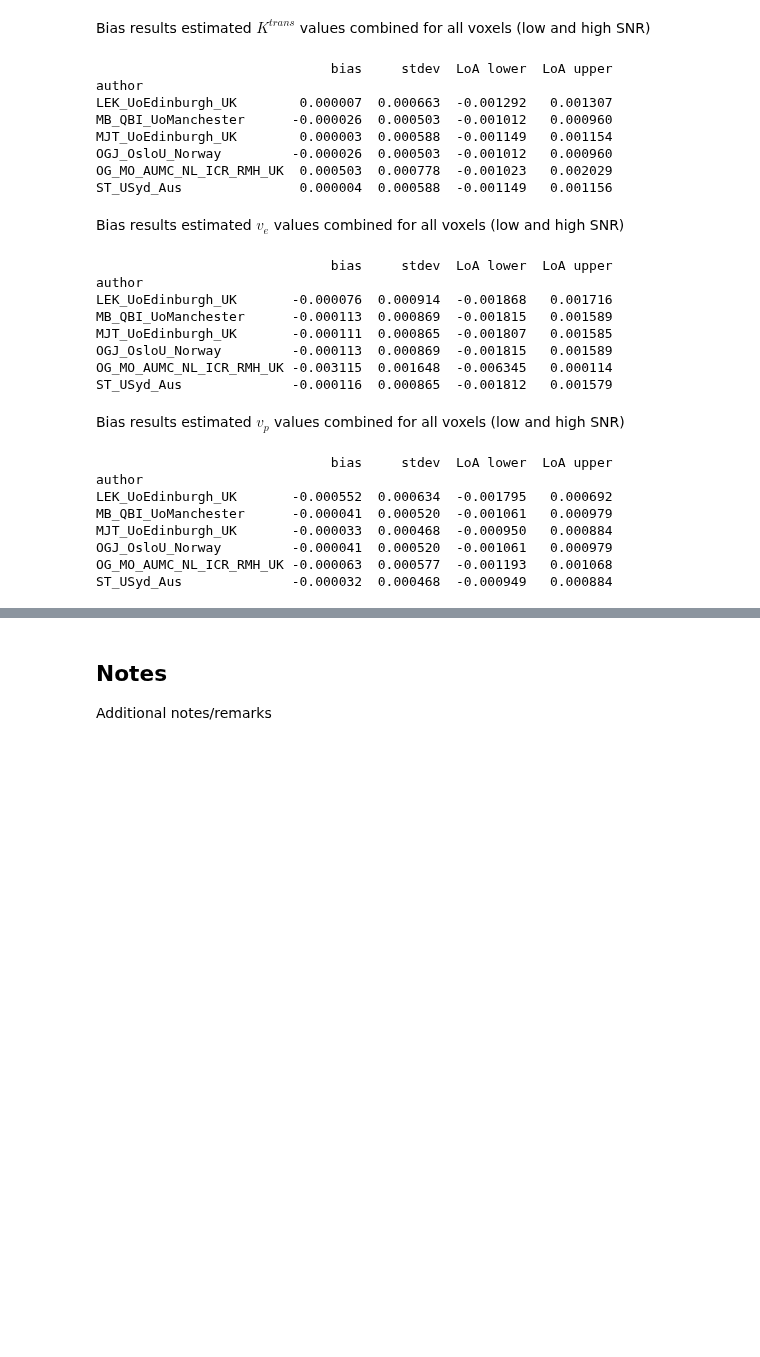
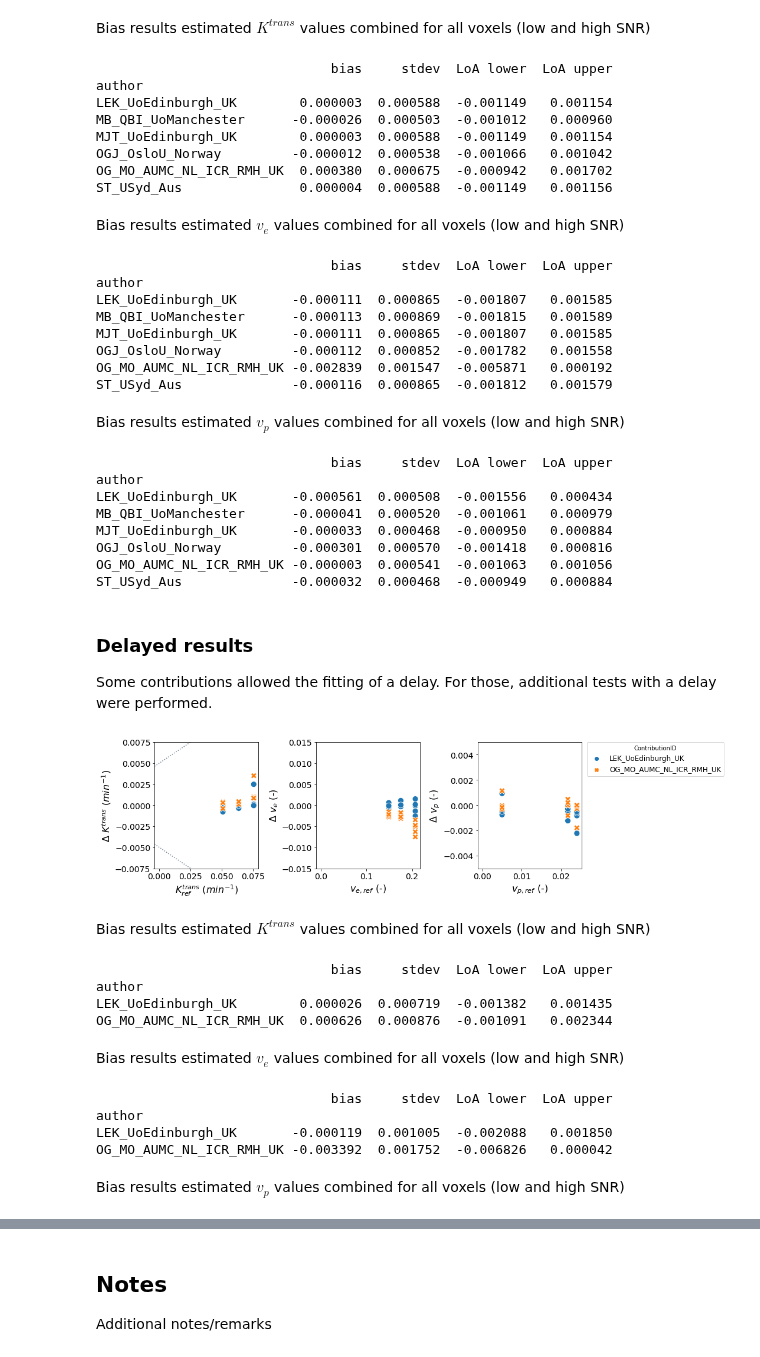
Before and after one commit to OSIPI/DCE-DSC-MRI_CodeCollection, a Jupyter notebook: notebooks/ExtendedToftsModel.ipynb, the cells around one changed output, grey strips where cells are left out. Cells and saved outputs as stored; diff of their text form; code cells hidden in the pictures; blank space fills up the shorter version.

```diff
--- a/notebooks/ExtendedToftsModel.ipynb
+++ b/notebooks/ExtendedToftsModel.ipynb
@@ -144,42 +151,84 @@ plt.legend(bbox_to_anchor=(1.05, 1), title='ContributionID', loc='upper left', b
 # %% [markdown]
 Bias results estimated $K^{trans}$ values combined for all voxels (low and high SNR)
 # %%
-resultsBA = bland_altman_statistics(data=df,par='error_Ktrans',grouptag='author')
+resultsBA = bland_altman_statistics(data=df[~df['delay']],par='error_Ktrans',grouptag='author')
 print(resultsBA)
 # %% [output]
                               bias     stdev  LoA lower  LoA upper
 author
-LEK_UoEdinburgh_UK        0.000007  0.000663  -0.001292   0.001307
+LEK_UoEdinburgh_UK        0.000003  0.000588  -0.001149   0.001154
 MB_QBI_UoManchester      -0.000026  0.000503  -0.001012   0.000960
 MJT_UoEdinburgh_UK        0.000003  0.000588  -0.001149   0.001154
-OGJ_OsloU_Norway         -0.000026  0.000503  -0.001012   0.000960
-OG_MO_AUMC_NL_ICR_RMH_UK  0.000503  0.000778  -0.001023   0.002029
+OGJ_OsloU_Norway         -0.000012  0.000538  -0.001066   0.001042
+OG_MO_AUMC_NL_ICR_RMH_UK  0.000380  0.000675  -0.000942   0.001702
 ST_USyd_Aus               0.000004  0.000588  -0.001149   0.001156
 # %% [markdown]
 Bias results estimated $v_e$ values combined for all voxels (low and high SNR)
 # %%
-resultsBA = bland_altman_statistics(data=df,par='error_ve',grouptag='author')
+resultsBA = bland_altman_statistics(data=df[~df['delay']],par='error_ve',grouptag='author')
 print(resultsBA)
 # %% [output]
                               bias     stdev  LoA lower  LoA upper
 author
-LEK_UoEdinburgh_UK       -0.000076  0.000914  -0.001868   0.001716
+LEK_UoEdinburgh_UK       -0.000111  0.000865  -0.001807   0.001585
 MB_QBI_UoManchester      -0.000113  0.000869  -0.001815   0.001589
 MJT_UoEdinburgh_UK       -0.000111  0.000865  -0.001807   0.001585
-OGJ_OsloU_Norway         -0.000113  0.000869  -0.001815   0.001589
-OG_MO_AUMC_NL_ICR_RMH_UK -0.003115  0.001648  -0.006345   0.000114
+OGJ_OsloU_Norway         -0.000112  0.000852  -0.001782   0.001558
+OG_MO_AUMC_NL_ICR_RMH_UK -0.002839  0.001547  -0.005871   0.000192
 ST_USyd_Aus              -0.000116  0.000865  -0.001812   0.001579
 # %% [markdown]
 Bias results estimated $v_p$ values combined for all voxels (low and high SNR)
 # %%
-resultsBA = bland_altman_statistics(data=df,par='error_vp',grouptag='author')
+resultsBA = bland_altman_statistics(data=df[~df['delay']],par='error_vp',grouptag='author')
 print(resultsBA)
 # %% [output]
                               bias     stdev  LoA lower  LoA upper
 author
-LEK_UoEdinburgh_UK       -0.000552  0.000634  -0.001795   0.000692
+LEK_UoEdinburgh_UK       -0.000561  0.000508  -0.001556   0.000434
 MB_QBI_UoManchester      -0.000041  0.000520  -0.001061   0.000979
 MJT_UoEdinburgh_UK       -0.000033  0.000468  -0.000950   0.000884
-OGJ_OsloU_Norway         -0.000041  0.000520  -0.001061   0.000979
-OG_MO_AUMC_NL_ICR_RMH_UK -0.000063  0.000577  -0.001193   0.001068
+OGJ_OsloU_Norway         -0.000301  0.000570  -0.001418   0.000816
+OG_MO_AUMC_NL_ICR_RMH_UK -0.000003  0.000541  -0.001063   0.001056
 ST_USyd_Aus              -0.000032  0.000468  -0.000949   0.000884
+# %% [markdown]
+### Delayed results
+
+Some contributions allowed the fitting of a delay. For those, additional tests with a delay were performed.
+# %%
+fig, ax = plt.subplots(1,3, sharey='none', figsize=(12,4))
+plot_bland_altman(ax[0], df[df['delay']], tolerances, 'Ktrans', ylim=(-0.0075,0.0075),label_xaxis='$K^{trans}_{ref}$ ($min^{-1}$)',label_yaxis='$\Delta$ $K^{trans}$ ($min^{-1}$)')
+
+plot_bland_altman(ax[1], df[df['delay']], tolerances, 've', ylim=(-0.015,0.015),label_xaxis='$v_{e,ref}$ (-)',label_yaxis='$\Delta$ $v_{e}$ (-)')
+plot_bland_altman(ax[2], df[df['delay']], tolerances, 'vp', ylim=(-0.005,0.005),label_xaxis='$v_{p,ref}$ (-)',label_yaxis='$\Delta$ $v_{p}$ (-)')
+fig.tight_layout()
+fig.subplots_adjust(left=0.15, top=0.95)
+
+# Hide the legend for the left subplot
+ax[0].get_legend().set_visible(False)
+ax[1].get_legend().set_visible(False)
+# Set the position of the legend
+plt.legend(bbox_to_anchor=(1.05, 1), title='ContributionID', loc='upper left', borderaxespad=0, fontsize=12);
+# %% [output]
+[figure, added]
+# %% [markdown]
+Bias results estimated $K^{trans}$ values combined for all voxels (low and high SNR)
+# %%
+resultsBA = bland_altman_statistics(data=df[df['delay']],par='error_Ktrans',grouptag='author')
+print(resultsBA)
+# %% [output]
+                              bias     stdev  LoA lower  LoA upper
+author
+LEK_UoEdinburgh_UK        0.000026  0.000719  -0.001382   0.001435
+OG_MO_AUMC_NL_ICR_RMH_UK  0.000626  0.000876  -0.001091   0.002344
+# %% [markdown]
+Bias results estimated $v_e$ values combined for all voxels (low and high SNR)
+# %%
+resultsBA = bland_altman_statistics(data=df[df['delay']],par='error_ve',grouptag='author')
+print(resultsBA)
+# %% [output]
+                              bias     stdev  LoA lower  LoA upper
+author
+LEK_UoEdinburgh_UK       -0.000119  0.001005  -0.002088   0.001850
+OG_MO_AUMC_NL_ICR_RMH_UK -0.003392  0.001752  -0.006826   0.000042
+# %% [markdown]
+Bias results estimated $v_p$ values combined for all voxels (low and high SNR)
```
Also changed, not shown: parts of 6 cells of this notebook, 7 other files.
